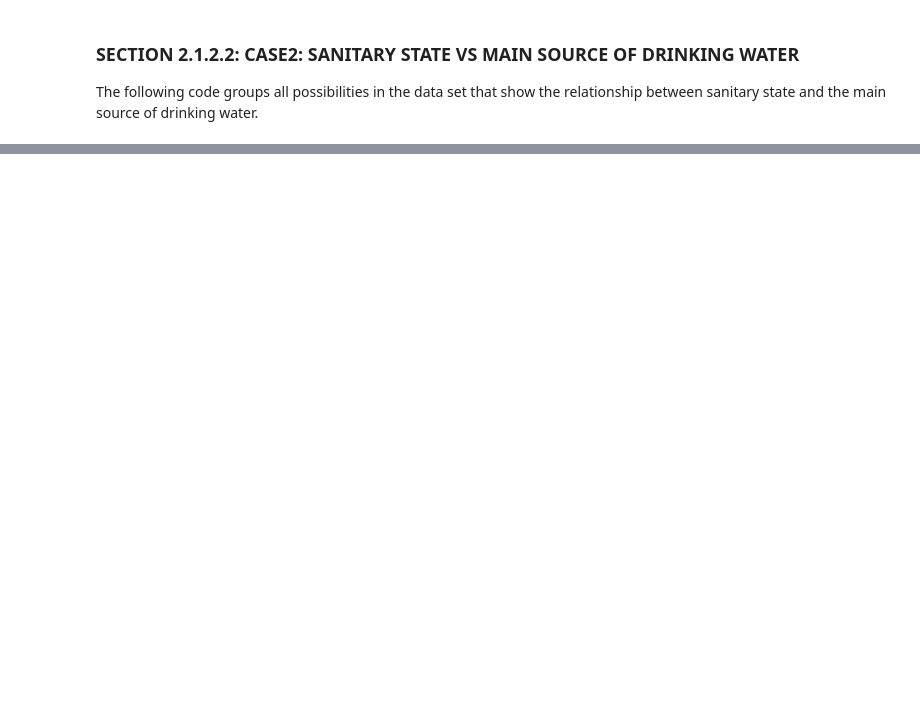
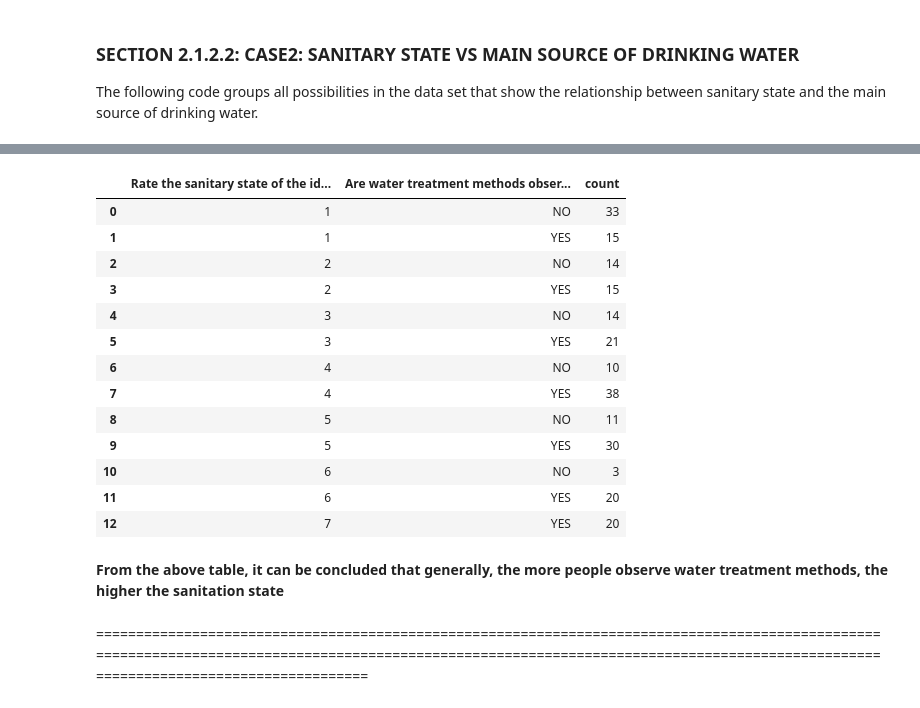
Before and after one commit to ruslanmasinjila/-CHOLERA-HYPER-SURVEILLANCE, a Jupyter notebook: cholera_hyper_surveillance.ipynb, the cells around one changed output, grey strips where cells are left out. Cells and saved outputs as stored; diff of their text form; code cells hidden in the pictures; blank space fills up the shorter version.

Commit message:
about to start observing grouping

```diff
--- a/cholera_hyper_surveillance.ipynb
+++ b/cholera_hyper_surveillance.ipynb
@@ -405,0 +401,23 @@ It is inconclusive as to how the Type of drinking water affects the sanitation r
+# %%
+rate_observation = pd.DataFrame()
+rate_observation = x_y_z_sanitation_data[["Rate the sanitary state of the identified feature","Are water treatment methods observed in the area?"]]
+rate_observation.groupby(["Rate the sanitary state of the identified feature","Are water treatment methods observed in the area?"]).size().reset_index().rename(columns={0:'count'})
+# %% [output]
+|  | Rate the sanitary state of the id... | Are water treatment methods obser... | count |
+| 0 | 1 | NO | 33 |
+| 1 | 1 | YES | 15 |
+| 2 | 2 | NO | 14 |
+| 3 | 2 | YES | 15 |
+| 4 | 3 | NO | 14 |
+| 5 | 3 | YES | 21 |
+| 6 | 4 | NO | 10 |
+| 7 | 4 | YES | 38 |
+| 8 | 5 | NO | 11 |
+| 9 | 5 | YES | 30 |
+| 10 | 6 | NO | 3 |
+| 11 | 6 | YES | 20 |
+| 12 | 7 | YES | 20 |
+# %% [markdown]
+**From the above table, it can be concluded that generally, the more people observe water treatment methods, the higher the sanitation state**
+# %% [markdown]
+======================================================================================================================================================================================================================================
```
Also changed, not shown: parts of 13 cells of this notebook.
